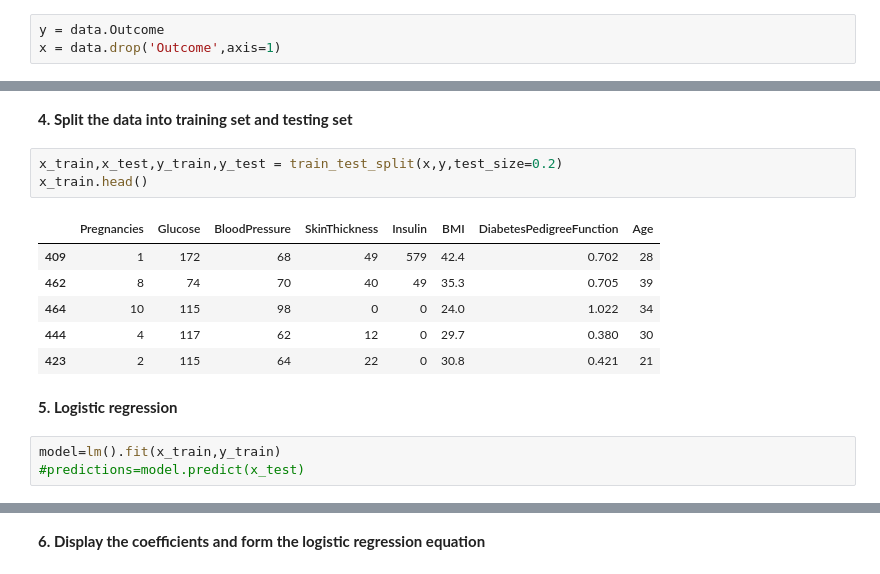
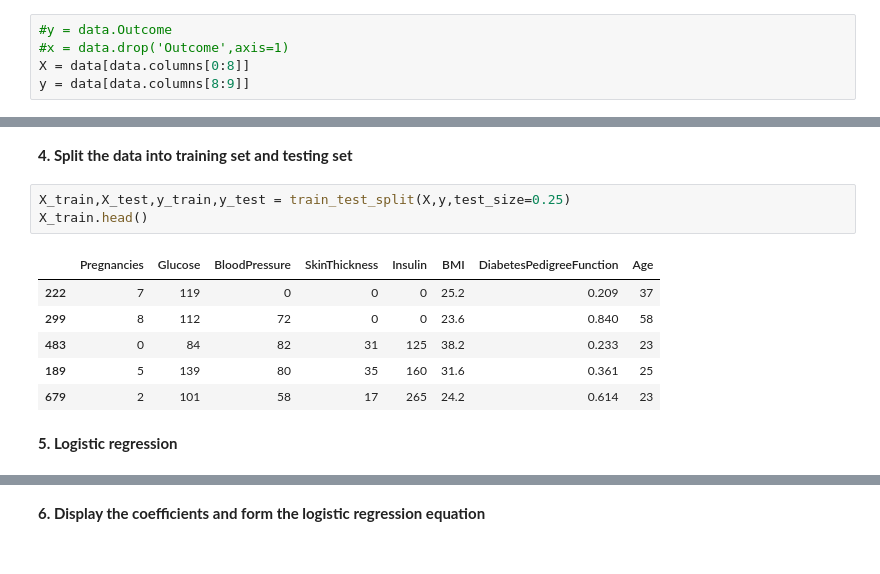
Before and after one commit to PrabhaKannan/ML_diabetes_prediction_Q2, a Jupyter notebook: diabetes_prediction.ipynb, the cells around one changed output, grey strips where cells are left out. Saved outputs shown, nothing was run; the diff lists cells and outputs as text.

```diff
--- a/diabetes_prediction.ipynb
+++ b/diabetes_prediction.ipynb
@@ -18,6 +22,8 @@ data.head()
 # %% [markdown]
 **2. Extract X as all columns except the last column and Y as last column**
 # %%
-y = data.Outcome
-x = data.drop('Outcome',axis=1)
+#y = data.Outcome
+#x = data.drop('Outcome',axis=1)
+X = data[data.columns[0:8]]
+y = data[data.columns[8:9]]
 # %%
@@ -43,17 +111,14 @@ Name: Outcome, dtype: int64
 # %% [markdown]
 **4. Split the data into training set and testing set**
 # %%
-x_train,x_test,y_train,y_test = train_test_split(x,y,test_size=0.2)
-x_train.head()
+X_train,X_test,y_train,y_test = train_test_split(X,y,test_size=0.25)
+X_train.head()
 # %% [output]
 |  | Pregnancies | Glucose | BloodPressure | SkinThickness | Insulin | BMI | DiabetesPedigreeFunction | Age |
-| 409 | 1 | 172 | 68 | 49 | 579 | 42.4 | 0.702 | 28 |
-| 462 | 8 | 74 | 70 | 40 | 49 | 35.3 | 0.705 | 39 |
-| 464 | 10 | 115 | 98 | 0 | 0 | 24.0 | 1.022 | 34 |
-| 444 | 4 | 117 | 62 | 12 | 0 | 29.7 | 0.380 | 30 |
-| 423 | 2 | 115 | 64 | 22 | 0 | 30.8 | 0.421 | 21 |
+| 222 | 7 | 119 | 0 | 0 | 0 | 25.2 | 0.209 | 37 |
+| 299 | 8 | 112 | 72 | 0 | 0 | 23.6 | 0.840 | 58 |
+| 483 | 0 | 84 | 82 | 31 | 125 | 38.2 | 0.233 | 23 |
+| 189 | 5 | 139 | 80 | 35 | 160 | 31.6 | 0.361 | 25 |
+| 679 | 2 | 101 | 58 | 17 | 265 | 24.2 | 0.614 | 23 |
 # %% [markdown]
  **5. Logistic regression**
-# %%
-model=lm().fit(x_train,y_train)
-#predictions=model.predict(x_test)
```
Also changed, not shown: parts of 14 cells of this notebook.
